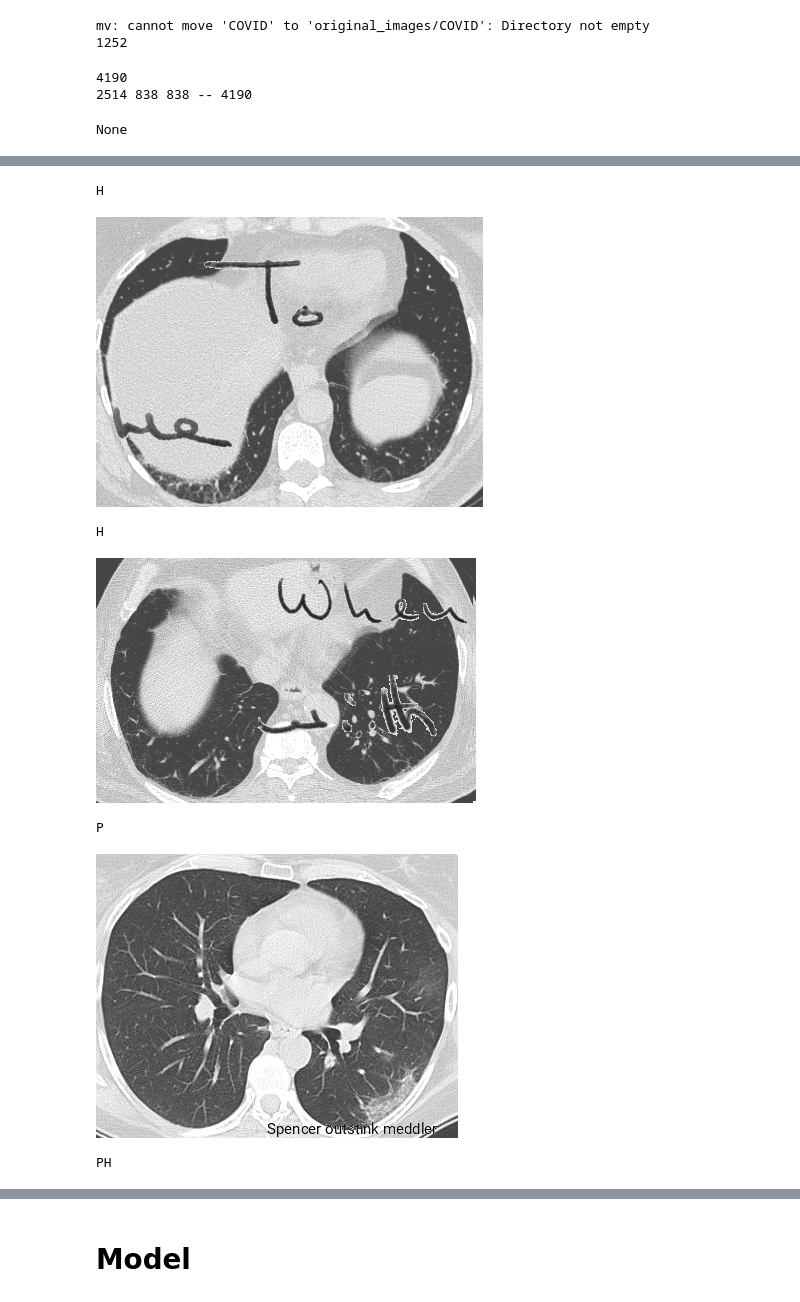
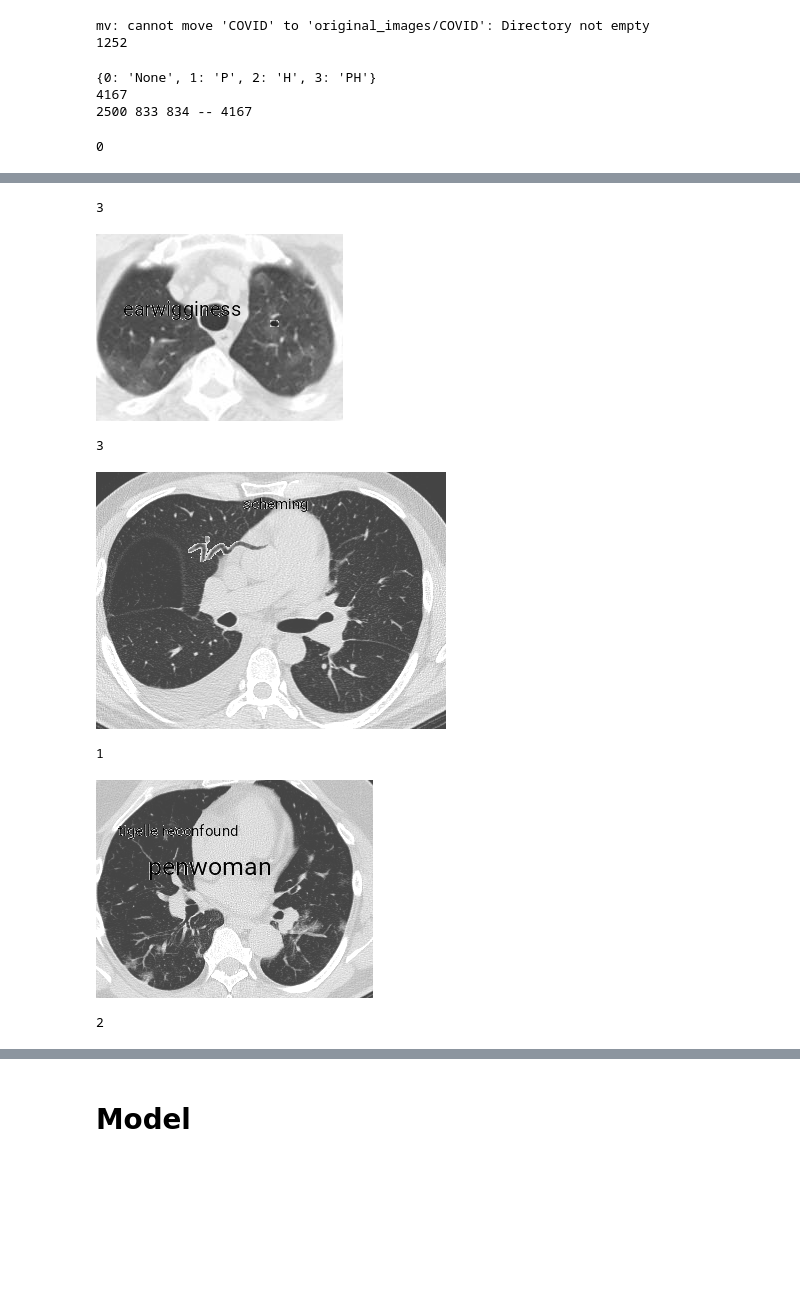
Before and after one commit to akash02ita/CPSC-599.6-DL-for-Vision, a Jupyter notebook: proj/Classifier.ipynb, the cells around one changed output, grey strips where cells are left out. Drawn from its saved outputs; the diff is of its cells as text; code cells hidden in the pictures; blank space fills up the shorter version.

Commit message:
proj: classifier -- custom dataset now created with label encoder

```diff
--- a/proj/Classifier.ipynb
+++ b/proj/Classifier.ipynb
@@ -189,7 +197,10 @@ mv: cannot move 'COVID' to 'original_images/COVID': Directory not empty
 1252
 # %%
 # in custom dataset assertion error is caused by fact that random_split creates new instance type
-dataset = CustomDataset("original_images", printed_textdataset, handwritten_textdataset, labelmode="texttype")
+label_encoder = {"None": 0, "P": 1, "H": 2, "PH": 3}
+label_decoder = {value:key for key,value in label_encoder.items()}
+print(label_decoder)
+dataset = CustomDataset("original_images", printed_textdataset, handwritten_textdataset, labelmode="texttype", label_encoder=label_encoder)
 train_size = int(0.6 * len(dataset))
 val_size = int(0.2 * len(dataset))
 test_size = len(dataset) - train_size - val_size
@@ -198,30 +209,31 @@ train_dataset, val_dataset, test_dataset = random_split(dataset, [train_size, va
 print(len(dataset))
 print(len(train_dataset),len(val_dataset),len(test_dataset), "--", sum([len(train_dataset),len(val_dataset),len(test_dataset)]))
 # %% [output]
-4190
-2514 838 838 -- 4190
+{0: 'None', 1: 'P', 2: 'H', 3: 'PH'}
+4167
+2500 833 834 -- 4167
 # %%
 print(dataset[0][1])
 dataset[0][0].show()
 
 print(train_dataset[0][1])
 train_dataset[0][0].show()
 
 print(val_dataset[0][1])
 val_dataset[0][0].show()
 
 print(test_dataset[0][1])
 test_dataset[0][0].show()
 
-print(test_dataset[57][1])
-test_dataset[57][0].show()
+print(test_dataset[12][1])
+test_dataset[12][0].show()
 # %% [output]
-None
+0
 [figure]
-H
+3
-[figure, old version]
+[figure, new version]
-H
+3
-[figure, old version]
+[figure, new version]
-P
+1
-[figure, old version]
+[figure, new version]
-PH
+2
```
Also changed, not shown: parts of 3 cells of this notebook.
